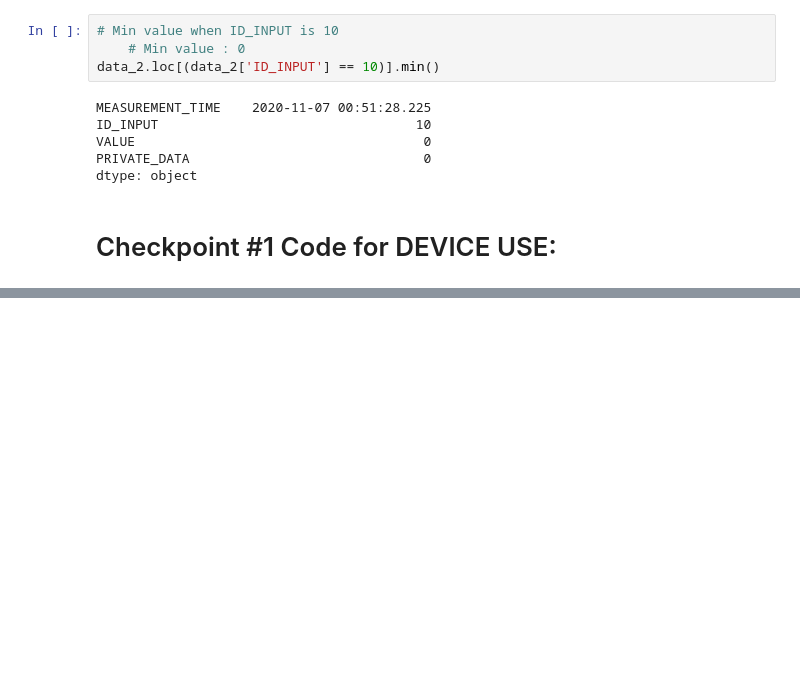
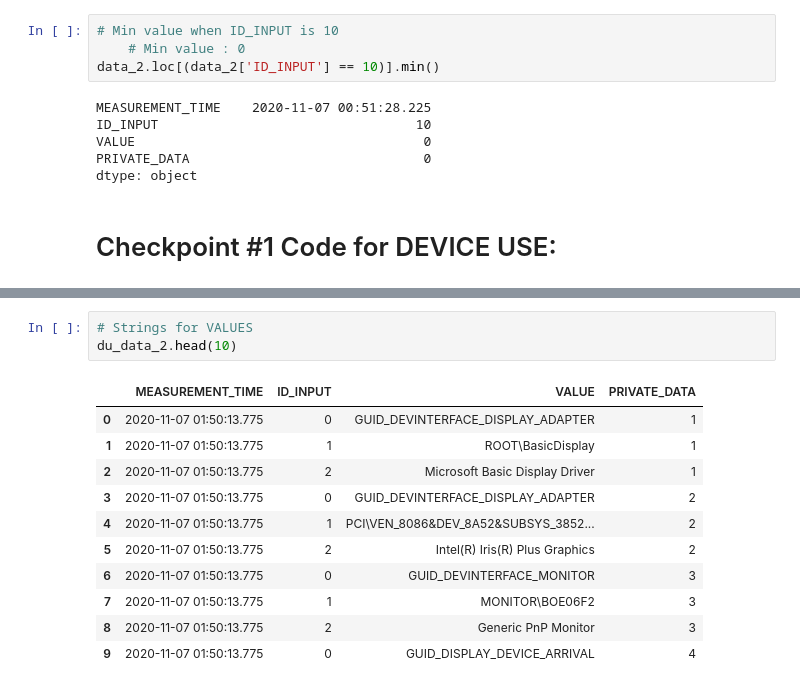
Before and after one commit to jonxsong/DSC180A-Capstone, a Jupyter notebook: notebooks/CHECKPOINT_ONE.ipynb, the cells around one changed output, grey strips where cells are left out. Drawn from its saved outputs; the diff is of its cells as text; blank space fills up the shorter version.

```diff
--- a/notebooks/CHECKPOINT_ONE.ipynb
+++ b/notebooks/CHECKPOINT_ONE.ipynb
@@ -216,0 +213,15 @@ du_data_2.head()
+# %%
+# Strings for VALUES
+du_data_2.head(10)
+# %% [output]
+|  | MEASUREMENT_TIME | ID_INPUT | VALUE | PRIVATE_DATA |
+| 0 | 2020-11-07 01:50:13.775 | 0 | GUID_DEVINTERFACE_DISPLAY_ADAPTER | 1 |
+| 1 | 2020-11-07 01:50:13.775 | 1 | ROOT\BasicDisplay | 1 |
+| 2 | 2020-11-07 01:50:13.775 | 2 | Microsoft Basic Display Driver | 1 |
+| 3 | 2020-11-07 01:50:13.775 | 0 | GUID_DEVINTERFACE_DISPLAY_ADAPTER | 2 |
+| 4 | 2020-11-07 01:50:13.775 | 1 | PCI\VEN_8086&DEV_8A52&SUBSYS_3852... | 2 |
+| 5 | 2020-11-07 01:50:13.775 | 2 | Intel(R) Iris(R) Plus Graphics | 2 |
+| 6 | 2020-11-07 01:50:13.775 | 0 | GUID_DEVINTERFACE_MONITOR | 3 |
+| 7 | 2020-11-07 01:50:13.775 | 1 | MONITOR\BOE06F2 | 3 |
+| 8 | 2020-11-07 01:50:13.775 | 2 | Generic PnP Monitor | 3 |
+| 9 | 2020-11-07 01:50:13.775 | 0 | GUID_DISPLAY_DEVICE_ARRIVAL | 4 |
```
Also changed, not shown: parts of 8 cells of this notebook, 2 other files.
